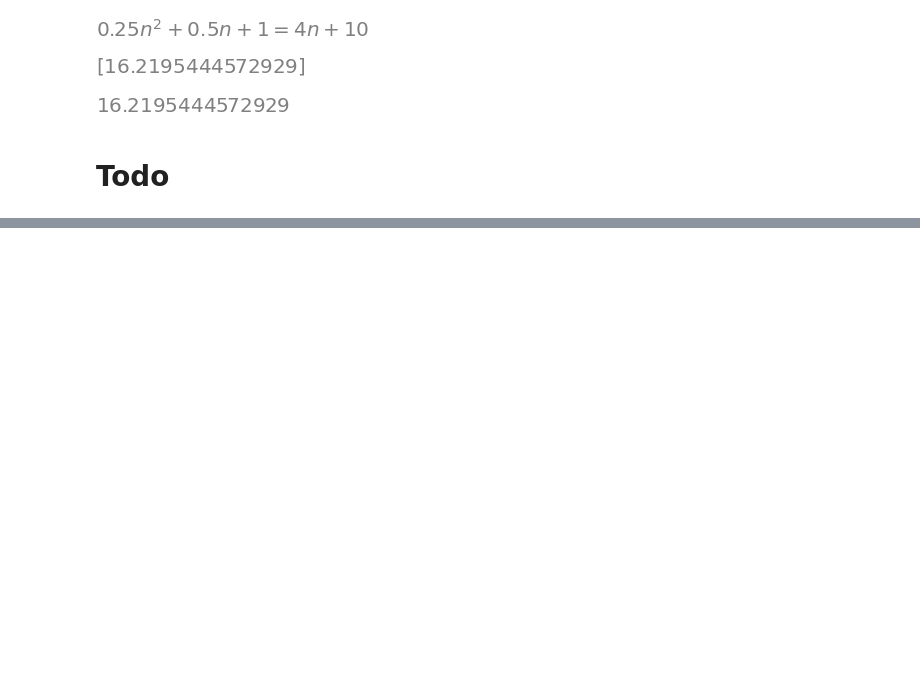
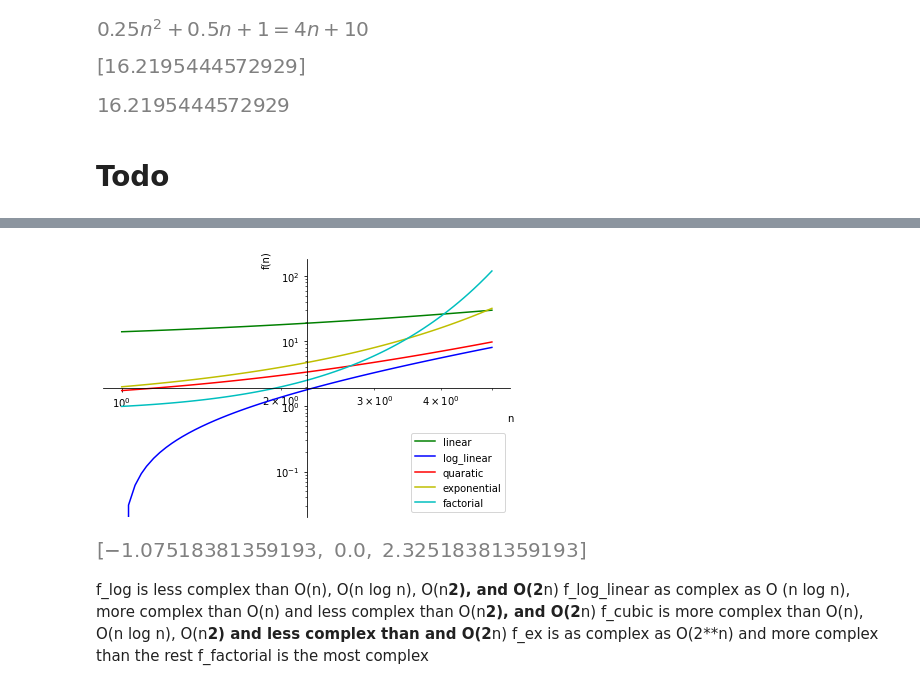
Before and after one commit to Nganle21/bigdata, a Jupyter notebook: 3 Time Complexity.ipynb, the cells around one changed output, grey strips where cells are left out. Saved outputs shown, nothing was run; the diff lists cells and outputs as text; code cells hidden in the pictures; blank space fills up the shorter version.

Commit message:
hw_time_complexity

```diff
--- a/3 Time Complexity.ipynb
+++ b/3 Time Complexity.ipynb
@@ -144,4 +141,46 @@ expr_range = np.arange(0.0, 10.0, 0.005)
+# %%
+# TODO create a log-log plot with your factorial, exponential, quadratic, log-linear, and linear function
+expr_range = (n,1,5)
+p = plot(
+    f_linear,
+    f_log_linear,
+    f_quadratic,
+    f_ex,
+    f_factorial,
+    expr_range,
+    show = False,
+    legend = True,
+    xscale='log',
+    yscale='log'
+);
+
+p[0].line_color = 'g'
+p[1].line_color = 'b'
+p[2].line_color = 'r'
+p[3].line_color = 'y'
+p[4].line_color = 'c'
+
+
+p[0].label = 'linear'
+p[1].label = 'log_linear'
+p[2].label = 'quaratic'
+p[3].label = 'exponential'
+p[4].label = 'factorial'
+
+p.show()
+# %% [output]
+[figure, added]
 # %%
 # TODO Calculate one crossover point for two functions
+e1 = Eq(f_quadratic, f_cubic)
+solve(e1, n)
+# %% [output]
+[figure, added]
 # %%
 # TODO Bring your functions in order in terms of Big-O-Notation, also compare them to O(n), O(n log n), O(n**2), and O(2**n)
+# %% [markdown]
+f_log is less complex than O(n), O(n log n), O(n**2), and O(2**n)
+f_log_linear as complex as O (n log n), more complex than O(n) and less complex than O(n**2), and O(2**n)
+f_cubic is more complex than O(n), O(n log n), O(n**2) and less complex than and O(2**n)
+f_ex is as complex as O(2**n) and more complex than the rest
+f_factorial is the most complex
```
Also changed, not shown: parts of 3 cells of this notebook.
